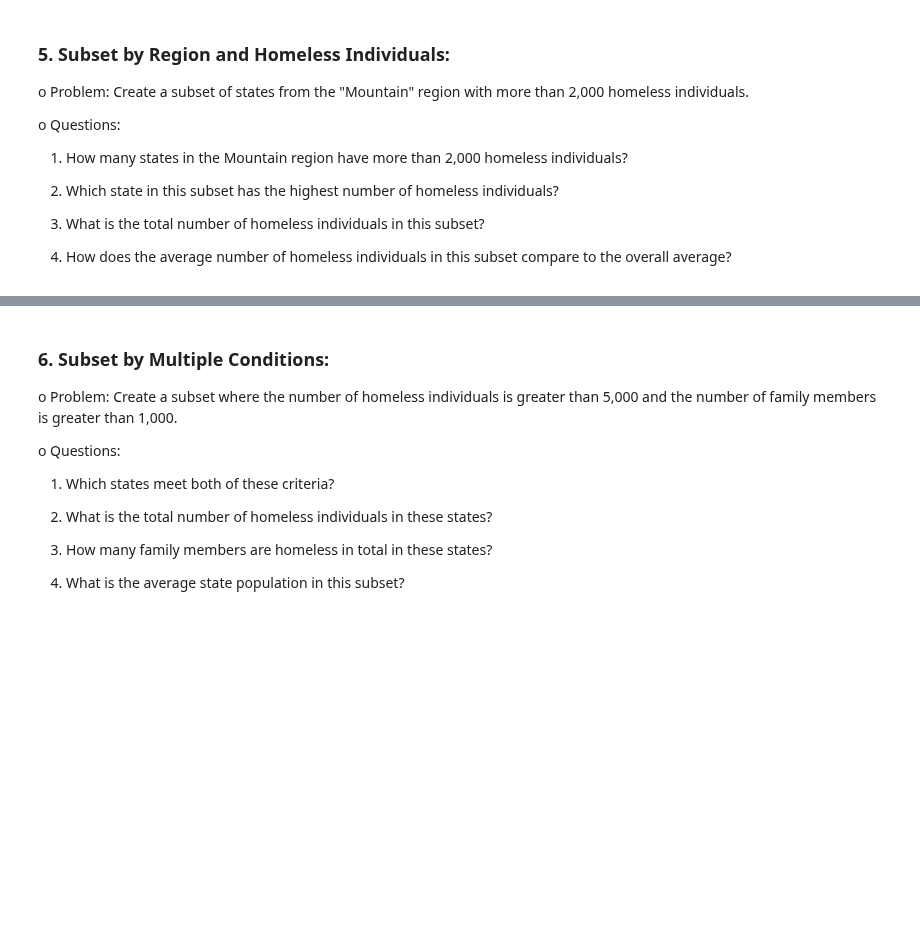
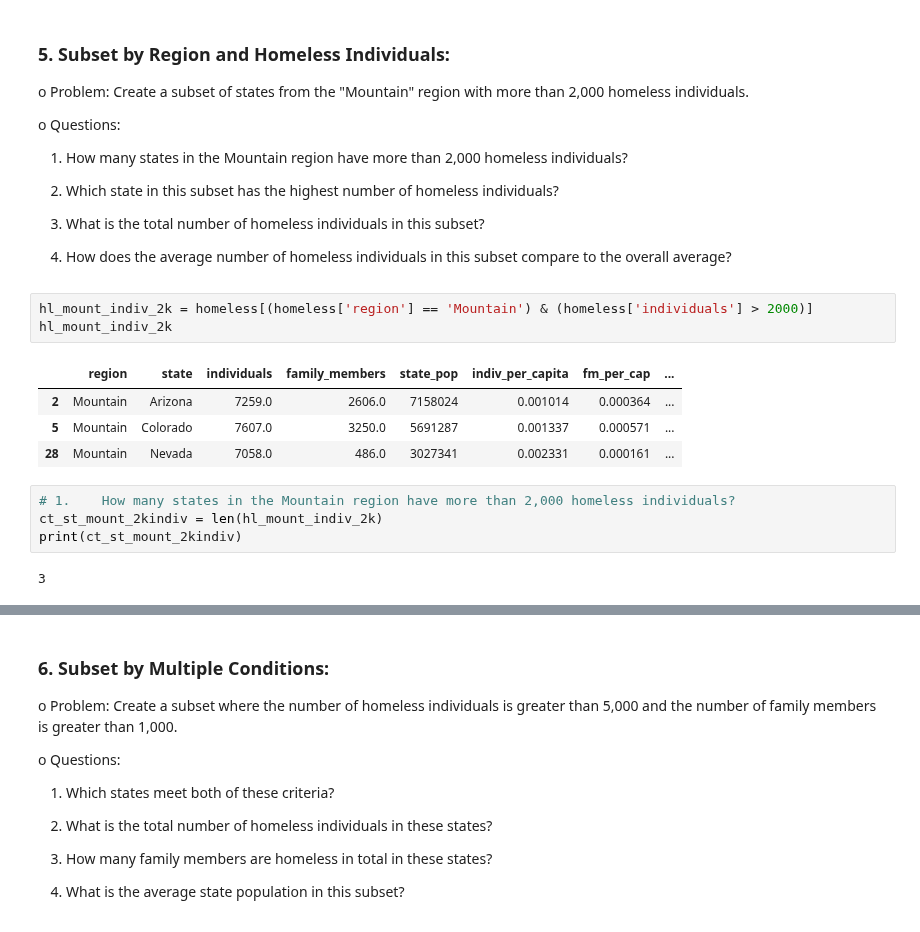
Before and after one commit to S827/python-programs, a Jupyter notebook: EDAPractice/DMWithPandas/CH1_TransformingDataframes/Homelessness_Exercise.ipynb, the cells around one changed output, grey strips where cells are left out. Cells and saved outputs as stored; diff of their text form; blank space fills up the shorter version.

```diff
--- a/EDAPractice/DMWithPandas/CH1_TransformingDataframes/Homelessness_Exercise.ipynb
+++ b/EDAPractice/DMWithPandas/CH1_TransformingDataframes/Homelessness_Exercise.ipynb
@@ -953,3 +957,17 @@ o	Questions:
 3.	What is the total number of homeless individuals in this subset?
 
 4.	How does the average number of homeless individuals in this subset compare to the overall average?
+# %%
+hl_mount_indiv_2k = homeless[(homeless['region'] == 'Mountain') & (homeless['individuals'] > 2000)]
+hl_mount_indiv_2k
+# %% [output]
+|  | region | state | individuals | family_members | state_pop | indiv_per_capita | fm_per_cap | ... |
+| 2 | Mountain | Arizona | 7259.0 | 2606.0 | 7158024 | 0.001014 | 0.000364 | ... |
+| 5 | Mountain | Colorado | 7607.0 | 3250.0 | 5691287 | 0.001337 | 0.000571 | ... |
+| 28 | Mountain | Nevada | 7058.0 | 486.0 | 3027341 | 0.002331 | 0.000161 | ... |
+# %%
+# 1.	How many states in the Mountain region have more than 2,000 homeless individuals?
+ct_st_mount_2kindiv = len(hl_mount_indiv_2k)
+print(ct_st_mount_2kindiv)
+# %% [output]
+3
```
Also changed, not shown: parts of 4 cells of this notebook.
